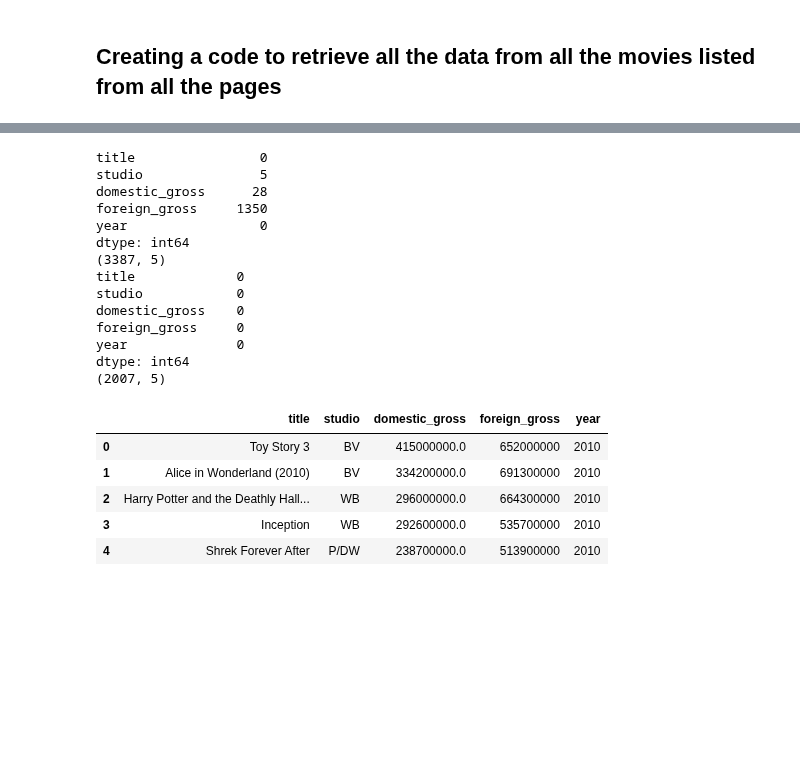
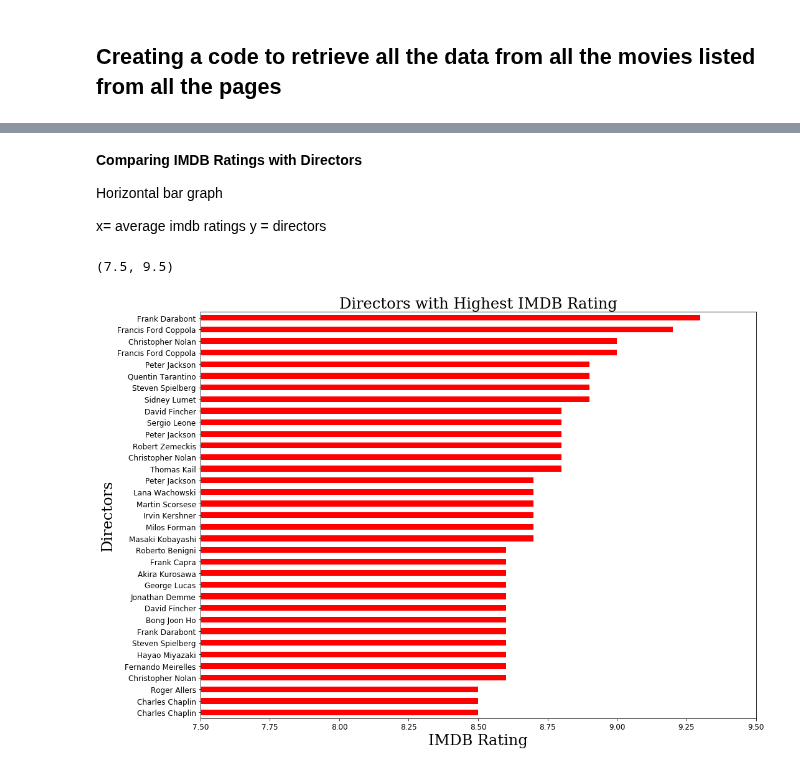
Before and after one commit to hpatel530/Module1-Project1, a Jupyter notebook: Module 1 Project.ipynb, the cells around one changed output, grey strips where cells are left out. Saved outputs shown, nothing was run; the diff lists cells and outputs as text; code cells hidden in the pictures; blank space fills up the shorter version.

Commit message:
Final Project Complete

```diff
--- a/Module 1 Project.ipynb
+++ b/Module 1 Project.ipynb
@@ -109,5 +44,3 @@ final_title
-# %%
-final_title = [h3.text for h3 in list_of_h3]
 # %% [markdown]
 **Retrieving Movie Title Function**
 # %%
@@ -186,7 +303,12 @@ def retrieve_meta(soup):
 # %% [markdown]
 **Extracting the Domestic Gross in Millions**
 # %%
-gross_content = soup.find('p', class_='sort-num_votes-visible')
-gross = gross_content.find_all('span')
-final_gross = gross[-1].text.strip('M')
-final_gross
+title_content = soup.find('div', class_='lister-list')
+gross = title_content.find_all('p', class_='sort-num_votes-visible')
+
+final_gross = []
+for money in gross:
+    final = money.find_all('span')
+    final = final[-1].text
+    final_gross.append(final)
+print(final_gross)
@@ -195,2 +319,11 @@ final_gross
-# %%
-def retrieve_domestic(soup)
+# %%
+def retrieve_domestic(soup):
+    title_content = soup.find('div', class_='lister-list')
+    gross = title_content.find_all('p', class_='sort-num_votes-visible')
+
+    final_gross = []
+    for money in gross:
+        final = money.find_all('span')
+        final = final[-1].text
+        final_gross.append(final)
+    return final_gross
@@ -237,30 +413,0 @@ df.head()
-# %%
-import pandas as pd
-bom_df = pd.read_csv('https://raw.githubusercontent.com/learn-co-students/dsc-mod-1-project-v2-1-onl01-dtsc-ft-070620/master/zippedData/bom.movie_gross.csv.gz')
-print (bom_df.isna().sum())
-print (bom_df.shape)
-bom_df = bom_df.dropna()
-print(bom_df.isna().sum())
-print (bom_df.shape)
-bom_df[:5]
-# %% [output]
-title                0
-studio               5
-domestic_gross      28
-foreign_gross     1350
-year                 0
-dtype: int64
-(3387, 5)
-title             0
-studio            0
-domestic_gross    0
-foreign_gross     0
-year              0
-dtype: int64
-(2007, 5)
-|  | title | studio | domestic_gross | foreign_gross | year |
-| 0 | Toy Story 3 | BV | 415000000.0 | 652000000 | 2010 |
-| 1 | Alice in Wonderland (2010) | BV | 334200000.0 | 691300000 | 2010 |
-| 2 | Harry Potter and the Deathly Hall... | WB | 296000000.0 | 664300000 | 2010 |
-| 3 | Inception | WB | 292600000.0 | 535700000 | 2010 |
-| 4 | Shrek Forever After | P/DW | 238700000.0 | 513900000 | 2010 |
@@ -273,0 +414,21 @@ dtype: int64
+# %% [markdown]
+**Comparing IMDB Ratings with Directors**
+
+Horizontal bar graph
+
+x= average imdb ratings y = directors
+# %%
+df['IMDB_Rating'] = df['IMDB_Rating'].astype('float')
+top_35 = df.set_index('Director').sort_values("IMDB_Rating", ascending=True).tail(35)
+
+plt.figure(figsize=(16,12))
+chart = top_35['IMDB_Rating'].plot(kind='barh', colormap ='autumn')
+font_dict = {'family': 'serif', 'size':24}
+plt.xlabel('IMDB Rating', fontdict=font_dict)
+plt.ylabel('Directors', fontdict=font_dict)
+plt.tick_params(axis='both', labelsize=12)
+plt.title('Directors with Highest IMDB Rating', fontdict=font_dict)
+plt.xlim(7.5,9.5)
+# %% [output]
+(7.5, 9.5)
+[figure, added]
```
Also changed, not shown: parts of 57 cells of this notebook.
